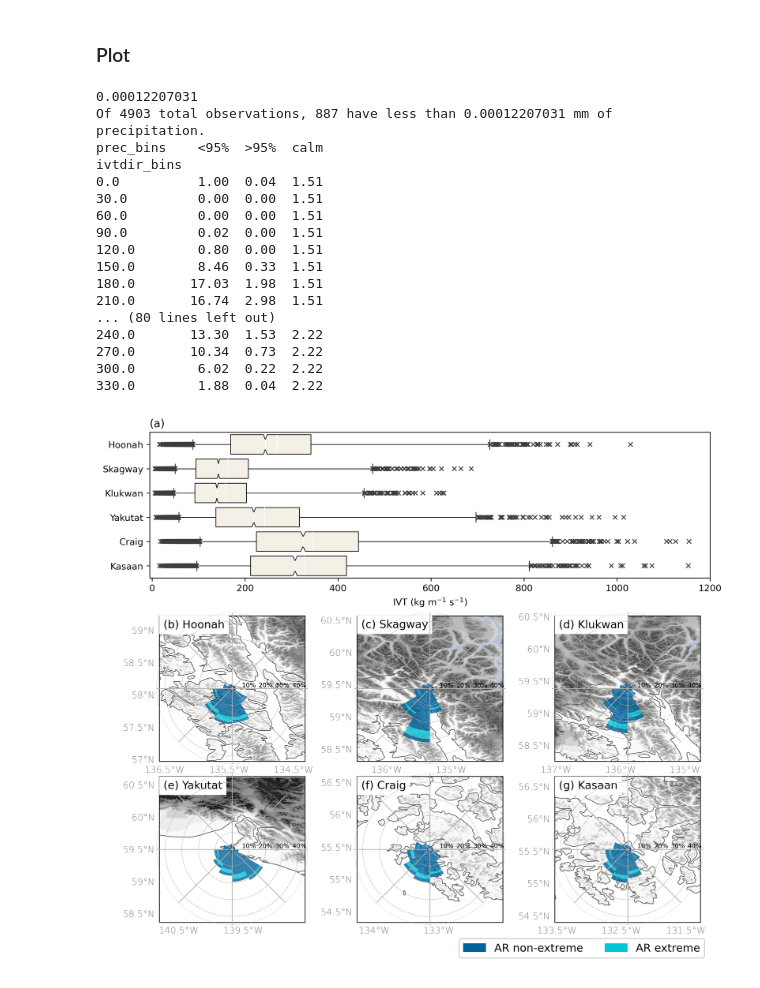
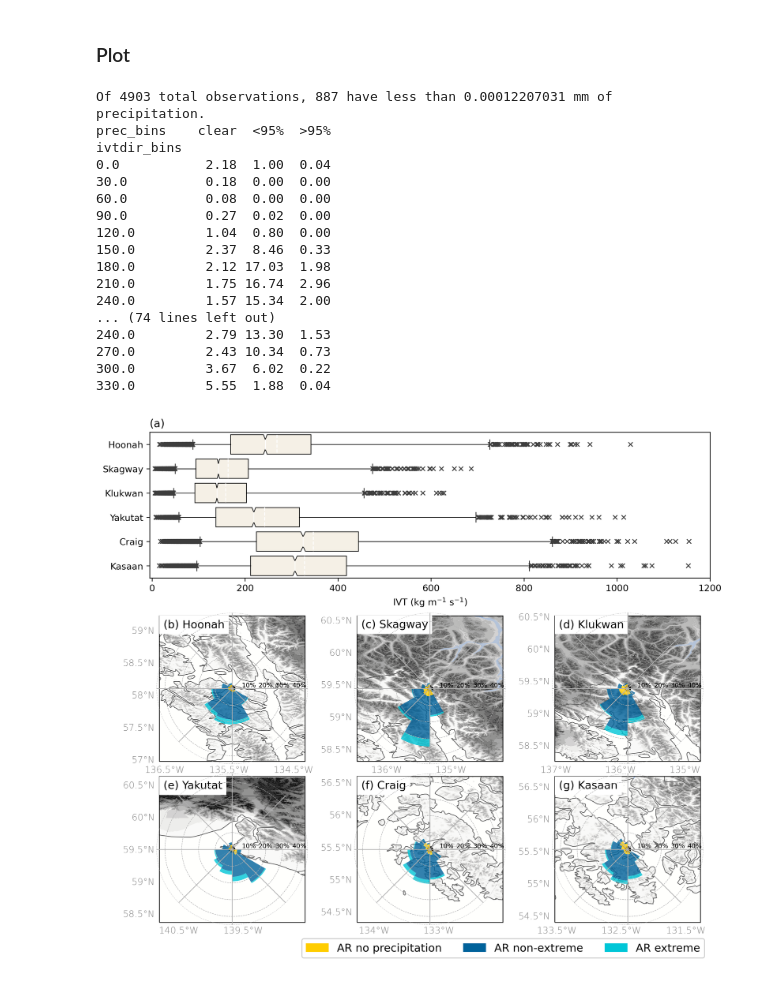
Before and after one commit to dlnash/SEAK_climatology, a Jupyter notebook: analysis/windrose_elevation-overlay.ipynb, the cells around one changed output. Drawn from its saved outputs; the diff is of its cells as text; code cells hidden in the pictures.

```diff
--- a/analysis/windrose_elevation-overlay.ipynb
+++ b/analysis/windrose_elevation-overlay.ipynb
@@ -182,7 +184,7 @@ def build_rose(mapx, mapy, ax, width, rose, directions, legend_req, rad_ticks, t
     return ax_h
 # %%
 # Set up paths
-server = "skyriver"
+server = "comet"
 if server == "comet":
     path_to_data = '/cw3e/mead/projects/cwp140/scratch/dnash/data/'      # project data -- read only
 elif server == "skyriver":
@@ -207,12 +209,3 @@ prec_melt = pd.melt(prec_clim, id_vars='month')
 
 ivt_clim['month'] = ivt_clim.index.values - 1
 ivt_melt = pd.melt(ivt_clim, id_vars='month')
-# %%
-df = df_lst[0]
-data = df.loc[(df.AR == 1)] # get only AR days
-data = data.fillna(0) ## fill nans with zero
-idx = (data.prec < 0.00012207031)
-data.loc[idx]
-# data.iloc[0].prec
-
-# data
@@ -255,3 +212,24 @@ df_tidy = df_tidy.drop(['ID'], axis=1)
+# %%
+## make a tidy pandas df of IVT for boxplot
+values = []
+for i, df in enumerate(df_lst):
+    values.append(df.IVT.values)
+
+d = dict(zip(community_lst, values))
+df = pd.DataFrame(data=d)
+df['AR'] = df_lst[0].AR.values
+
+# select only rows with AR date
+idx = (df.AR > 0)
+df = df.loc[idx]
+df = df.drop(['AR'], axis=1)
+
+# make df into tidy df
+df_tidy = df.stack().reset_index()
+mapping = {df_tidy.columns[0]:'ID', df_tidy.columns[1]: 'Community', df_tidy.columns[2]:'IVT',}
+df_tidy = df_tidy.rename(columns=mapping)
+df_tidy = df_tidy.drop(['ID'], axis=1)
+# df_tidy
 # %%
 # 95th percentile threshold for precipitation and IVT for ALL days
 prec_thres = []
@@ -298,8 +276,10 @@ for i, df in enumerate(df_lst):
     for j, (thres, lbl) in enumerate(zip(perc, perc_lbl)):
         sublist.append(df['prec'].describe(percentiles=[thres]).loc[[lbl]].values.tolist())
     flat_list = [item for l in sublist for item in l] # flatten the list
+    flat_list.insert(0, 0)
     prec_bins_lst.append(flat_list)
 
+perc_lbl.insert(0, 'clear')
 prec_labels = range_labels(perc_lbl)
 
 ## windrose direction bins - set to every 30 degrees
@@ -449,56 +429,56 @@ for k, (rowidx, colidx) in enumerate(zip(rowidx_lst, colidx_lst)):
     data = data.fillna(0) ## fill nans with zero
     # set prec bins for each community
     prec_bins = prec_bins_lst[k]
-    print(prec_bins[0])
     rose = calc_rose(data, prec_bins, prec_labels, dir_bins, dir_labels)
     print(rose)
 
     bax = build_rose(xs[k], ys[k], ax, 2.3, rose, directions, False, rad_ticks, transform)
 
     titlestring = '({0}) {1}'.format(letter_lst[k+1], community_lst[k])
     ax.text(0.029, 0.973, titlestring, ha='left', va='top', transform=ax.transAxes, fontsize=12., backgroundcolor='white', zorder=110)
 
 ##Add color bar
 cbax = plt.subplot(gs[-1,:]) # colorbar axis
 # cmap = cmo.rain
 # bounds = prec_bins[:]
 # norm = mcolors.BoundaryNorm(bounds, cmap.N)
 # cb = ColorbarBase(cbax, cmap=cmap,
 #                   norm=norm,
 #                   boundaries=bounds,
 #                   extend='neither',
 #                   ticks=bounds,
 #                   spacing='proportional',
 #                   orientation='horizontal')
 # # cb.set_label('precipitation (mm day$^{-1}$)')
 # cb.ax.tick_params(labelsize=12)
 
 # create legend (of the 2 classes)
 cbax.axis('off')
-patch0 = mpatches.Patch(color=ucsd_colors['blue'], label='AR non-extreme')
-patch1 = mpatches.Patch(color=ucsd_colors['aqua'], label='AR extreme')
-cbax.legend(handles=[patch0, patch1], loc='lower right', framealpha=1.0, ncol=2, fontsize=12).set_zorder(200)
+patch0 = mpatches.Patch(color=ucsd_colors['yellow'], label='AR no precipitation')
+patch1 = mpatches.Patch(color=ucsd_colors['blue'], label='AR non-extreme')
+patch2 = mpatches.Patch(color=ucsd_colors['aqua'], label='AR extreme')
+cbax.legend(handles=[patch0, patch1, patch2], loc='lower right', framealpha=1.0, ncol=3, fontsize=12).set_zorder(200)
 
 fig.savefig('%s.%s' %(fname, fmt), bbox_inches='tight', dpi=fig.dpi, transparent=True)
 
 # Show
 plt.show()
 # %% [output]
-0.00012207031
 Of 4903 total observations, 887 have less than 0.00012207031 mm of precipitation.
-prec_bins    <95%  >95%  calm
+prec_bins    clear  <95%  >95%
 ivtdir_bins
-0.0          1.00  0.04  1.51
-30.0         0.00  0.00  1.51
-60.0         0.00  0.00  1.51
-90.0         0.02  0.00  1.51
-120.0        0.80  0.00  1.51
-150.0        8.46  0.33  1.51
-180.0       17.03  1.98  1.51
-210.0       16.74  2.98  1.51
-... (80 lines left out)
-240.0       13.30  1.53  2.22
-270.0       10.34  0.73  2.22
-300.0        6.02  0.22  2.22
-330.0        1.88  0.04  2.22
+0.0           2.18  1.00  0.04
+30.0          0.18  0.00  0.00
+60.0          0.08  0.00  0.00
+90.0          0.27  0.02  0.00
+120.0         1.04  0.80  0.00
+150.0         2.37  8.46  0.33
+180.0         2.12 17.03  1.98
+210.0         1.75 16.74  2.96
+240.0         1.57 15.34  2.00
+... (74 lines left out)
+240.0         2.79 13.30  1.53
+270.0         2.43 10.34  0.73
+300.0         3.67  6.02  0.22
+330.0         5.55  1.88  0.04
-[figure, old version]
+[figure, new version]
```
Also changed, not shown: parts of 5 cells of this notebook, 14 other files.
